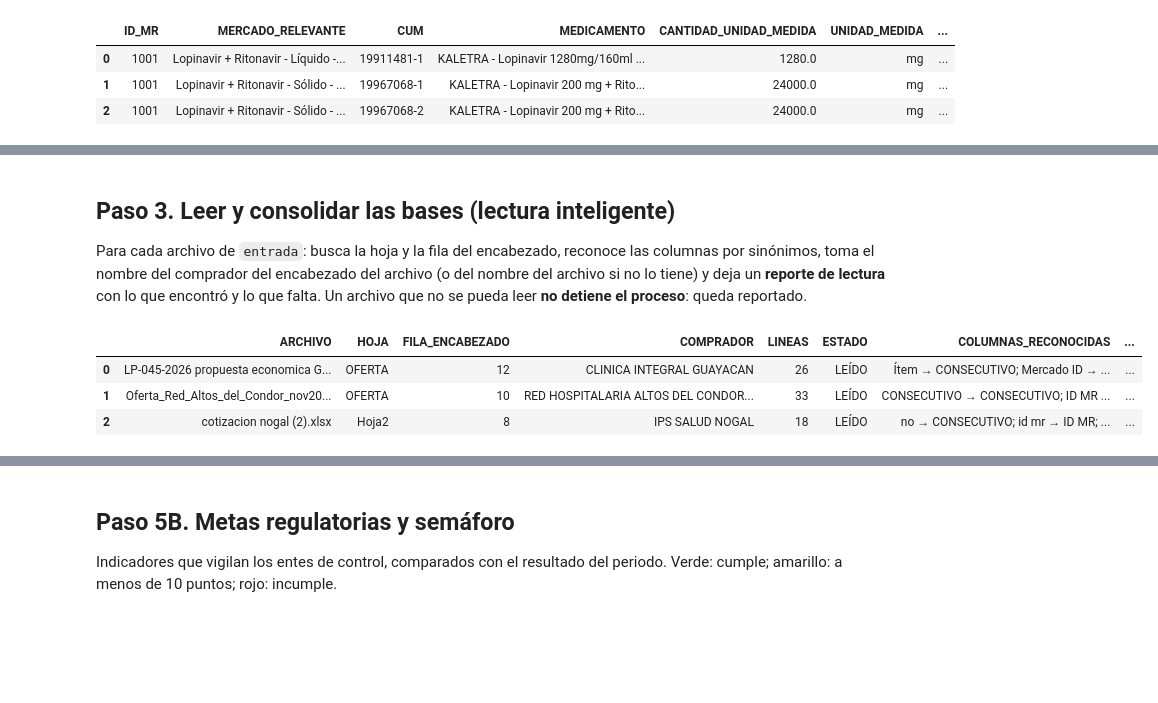
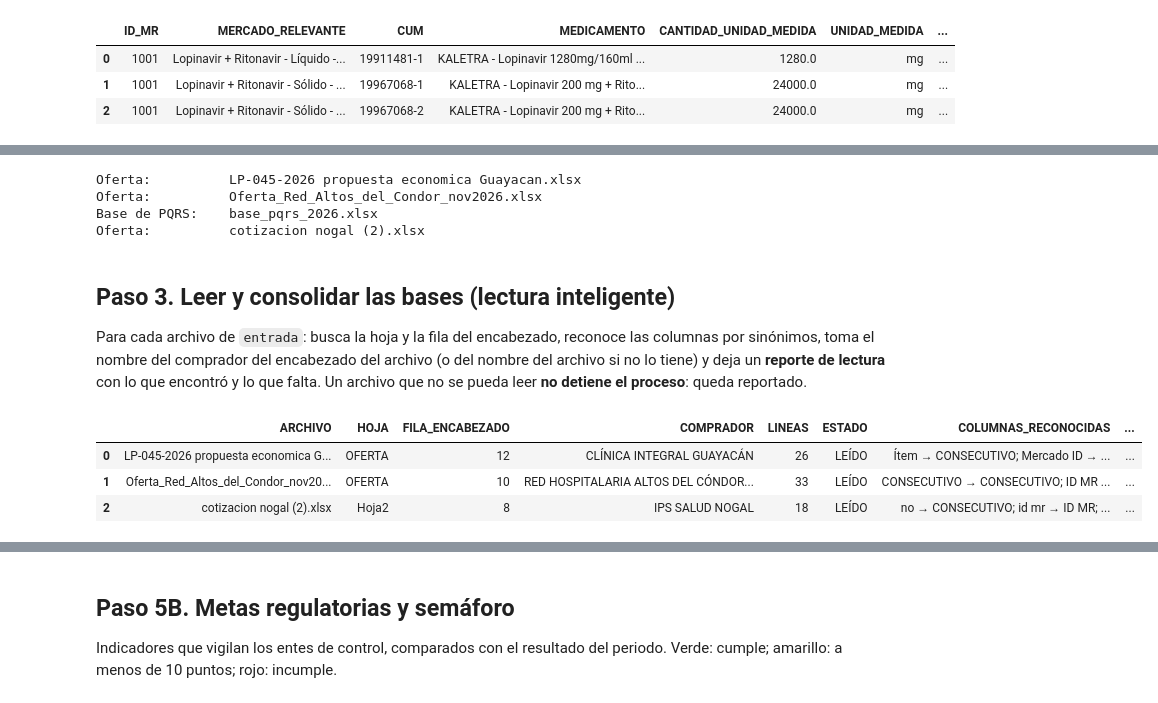
Before and after one commit to ivanherrerabaquero-dev/validacion-precios-medicamentos, a Jupyter notebook: notebooks/proyecto_validacion_precios.ipynb, the cells around one changed output, grey strips where cells are left out. Cells and saved outputs as stored; diff of their text form; code cells hidden in the pictures; blank space fills up the shorter version.

```diff
--- a/notebooks/proyecto_validacion_precios.ipynb
+++ b/notebooks/proyecto_validacion_precios.ipynb
@@ -342,3 +258,47 @@ Archivos en entrada: ['LP-045-2026 propuesta economica Guayacan.xlsx', 'Oferta_R
+# %%
+from openpyxl import load_workbook
+from openpyxl.styles import Font, PatternFill, Alignment
+
+SINONIMOS_PQRS = {
+    "RADICADO": ["RADICADO", "NUMERO DE RADICADO", "ID PQRS", "CONSECUTIVO PQRS"],
+    "FECHA_RADICACION": ["FECHA RADICACION", "FECHA DE RADICACION", "FECHA RECIBIDO", "FECHA DE RECEPCION"],
+    "MEDIO": ["MEDIO", "MEDIO DE RECEPCION", "CANAL DE RECEPCION"],
+    "CANAL": ["CANAL", "LINEA DE NEGOCIO"],
+    "CIUDAD": ["CIUDAD", "MUNICIPIO"],
+    "PUNTO": ["PUNTO", "PUNTO DE DISPENSACION", "SEDE"],
+    "SOLICITANTE": ["SOLICITANTE", "TIPO DE SOLICITANTE", "TIPO DE USUARIO"],
+    "ID_USUARIO": ["ID USUARIO", "ID PACIENTE", "CODIGO USUARIO"],
+    "COMPRADOR": ["COMPRADOR", "CLIENTE", "ENTIDAD"],
+    "CATEGORIA": ["CATEGORIA", "MOTIVO", "TIPOLOGIA", "CAUSA"],
+    "MEDICAMENTO": ["MEDICAMENTO", "PRODUCTO"],
+    "DESCRIPCION": ["DESCRIPCION", "DETALLE", "RESUMEN DEL CASO"],
+    "SEVERIDAD": ["SEVERIDAD", "PRIORIDAD", "CRITICIDAD"],
+    "ENTE_RELACIONADO": ["ENTE RELACIONADO", "ENTE DE CONTROL", "ENTE"],
+    "NORMATIVA": ["NORMATIVA", "NORMA", "MARCO NORMATIVO"],
+    "ESTADO": ["ESTADO", "ESTADO DEL CASO"],
+    "FECHA_RESPUESTA": ["FECHA RESPUESTA", "FECHA DE RESPUESTA", "FECHA DE CIERRE"],
+    "ESCALADO_ENTE": ["ESCALADO ENTE", "ESCALADO A ENTE", "ESCALADO"],
+    "TUTELA": ["TUTELA", "ACCION DE TUTELA"],
+    "IMPACTO_COP": ["IMPACTO COP", "IMPACTO ECONOMICO", "VALOR EN RIESGO"],
+    "SATISFACCION": ["SATISFACCION", "CALIFICACION", "ENCUESTA"],
+}
+OBLIG_PQRS = ["RADICADO", "FECHA_RADICACION", "CATEGORIA"]
+
+archivos_oferta, archivo_pqrs = [], None
+for ruta in sorted(f for f in glob.glob("data/entrada/*") if f.lower().endswith(EXTENSIONES)
+                   and not os.path.basename(f).startswith("~$")):
+    ubic = encontrar_tabla(ruta, SINONIMOS_PQRS, OBLIG_PQRS)
+    if ubic and archivo_pqrs is None:
+        archivo_pqrs = (ruta, ubic); print("Base de PQRS:   ", os.path.basename(ruta))
+    else:
+        archivos_oferta.append(ruta); print("Oferta:         ", os.path.basename(ruta))
+if archivo_pqrs is None:
+    raise FileNotFoundError("No encontré en 'entrada' la base de PQRS (columnas de radicado, fecha y categoría).")
+# %% [output]
+Oferta:          LP-045-2026 propuesta economica Guayacan.xlsx
+Oferta:          Oferta_Red_Altos_del_Condor_nov2026.xlsx
+Base de PQRS:    base_pqrs_2026.xlsx
+Oferta:          cotizacion nogal (2).xlsx
 # %% [markdown]
 ## Paso 3. Leer y consolidar las bases (lectura inteligente)
 
@@ -361,13 +321,18 @@ SINONIMOS_ANEXO = {
 OBLIGATORIAS = ["CUM", "TARIFA PRESENTACION COMERCIAL"]
 CLAVES_COMPRADOR = ["NOMBRE DEL COMPRADOR", "COMPRADOR", "CLIENTE", "RAZON SOCIAL", "ENTIDAD"]
 CLAVES_MODALIDAD = ["MODALIDAD", "TIPO DE PROCESO"]
+CLAVES_TAMANO = ["TAMANO DEL COMPRADOR", "TAMANO", "SEGMENTO", "TIPO DE COMPRADOR"]
 
 def valor_de_clave(crudo, fila_tope, claves):
+    """Busca en las filas de encabezado el par 'clave: valor' que mejor coincide con las claves."""
+    mejor, valor = 0.9, None
     for _, r in crudo.iloc[:fila_tope].iterrows():
         vals = [v for v in r.values if pd.notna(v) and str(v).strip()]
-        if len(vals) >= 2 and max(puntaje(vals[0], c) for c in claves) >= 0.9:
-            return str(vals[1]).strip()
-    return None
+        if len(vals) >= 2:
+            s_ = max(puntaje(vals[0], c) for c in claves)
+            if s_ >= mejor:
+                mejor, valor = s_ + 1e-9, str(vals[1]).strip()
+    return valor
 
 def leer_archivo(ruta):
     ubic = encontrar_tabla(ruta, SINONIMOS_ANEXO, OBLIGATORIAS)
@@ -380,10 +345,10 @@ def leer_archivo(ruta):
     df.columns = list(ubic["mapa"])
     for k in SINONIMOS_ANEXO:
         if k not in df: df[k] = np.nan
-    comprador = valor_de_clave(crudo, ubic["fila"], CLAVES_COMPRADOR) or \
-                normalizar(os.path.splitext(os.path.basename(ruta))[0])
-    comprador = normalizar(comprador)
+    comprador = (valor_de_clave(crudo, ubic["fila"], CLAVES_COMPRADOR) or
+                 normalizar(os.path.splitext(os.path.basename(ruta))[0])).upper()
     df.insert(0, "COMPRADOR", comprador)
+    df["TAMANO"] = (valor_de_clave(crudo, ubic["fila"], CLAVES_TAMANO) or "Sin clasificar").capitalize()
     df.insert(1, "MODALIDAD", (valor_de_clave(crudo, ubic["fila"], CLAVES_MODALIDAD) or "SIN DATO").upper())
     df.insert(2, "ARCHIVO", os.path.basename(ruta))
     df["FILA_ORIGEN"] = df.index + 1
@@ -391,44 +356,39 @@ def leer_archivo(ruta):
                "COMPRADOR": comprador, "LINEAS": len(df), "ESTADO": "LEÍDO",
                "COLUMNAS_RECONOCIDAS": "; ".join(f"{v} → {k}" for k, v in ubic["mapa"].items()),
                "COLUMNAS_FALTANTES": ", ".join(k for k in SINONIMOS_ANEXO if k not in ubic["mapa"]) or "Ninguna"}
-    return df[["COMPRADOR", "MODALIDAD", "ARCHIVO", "FILA_ORIGEN"] + list(SINONIMOS_ANEXO)], reporte
+    return df[["COMPRADOR", "TAMANO", "MODALIDAD", "ARCHIVO", "FILA_ORIGEN"] + list(SINONIMOS_ANEXO)], reporte
 
 partes, reportes = [], []
-for ruta in sorted(f for f in glob.glob("data/entrada/*") if f.lower().endswith(EXTENSIONES)
-                   and not os.path.basename(f).startswith("~$")):
+for ruta in archivos_oferta:
     try:
         df, rep = leer_archivo(ruta); partes.append(df); reportes.append(rep)
     except Exception as e:
         reportes.append({"ARCHIVO": os.path.basename(ruta), "ESTADO": f"NO LEÍDO: {e}"})
 lectura = pd.DataFrame(reportes)
 if not partes:
     raise RuntimeError("Ningún archivo de 'entrada' tiene columnas de CUM y tarifa. Revisa el reporte de lectura.")
 consolidado = pd.concat(partes, ignore_index=True)
 
-# Tamaño y nombre "bonito" del comprador (si es conocido)
-nombres = {normalizar(k): (k, v["tamano"]) for k, v in COMPRADORES.items()}
-consolidado["TAMANO"] = consolidado["COMPRADOR"].map(lambda c: nombres.get(c, (c, "Sin clasificar"))[1])
-consolidado["COMPRADOR"] = consolidado["COMPRADOR"].map(lambda c: nombres.get(c, (c.title(), ""))[0])
 
 def a_numero(v):
     if isinstance(v, (int, float, np.integer, np.floating)) and not pd.isna(v):
         return float(v)
     s = re.sub(r"[^\d,.-]", "", str(v))
     if s.count(".") > 1 or ("." in s and "," not in s and len(s.split(".")[-1]) == 3):
         s = s.replace(".", "")                      # 1.250.000 o 1.250 → miles
     s = s.replace(",", ".")
     try: return float(s)
     except ValueError: return np.nan
 
 consolidado["TARIFA PRESENTACION COMERCIAL"] = consolidado["TARIFA PRESENTACION COMERCIAL"].map(a_numero)
 consolidado["CANTIDAD ESTIMADA MES"] = consolidado["CANTIDAD ESTIMADA MES"].map(a_numero)
 consolidado["DESCRIPCION"] = consolidado["DESCRIPCION"].map(lambda x: str(x).upper().strip())
 consolidado["CUM"] = consolidado["CUM"].astype(str).str.strip().str.upper().str.replace(" ", "")
 consolidado["APLICA IVA (SI-NO)"] = consolidado["APLICA IVA (SI-NO)"].fillna("").astype(str).str.strip().str.upper()
 lectura
 # %% [output]
 |  | ARCHIVO | HOJA | FILA_ENCABEZADO | COMPRADOR | LINEAS | ESTADO | COLUMNAS_RECONOCIDAS | ... |
-| 0 | LP-045-2026 propuesta economica G... | OFERTA | 12 | CLINICA INTEGRAL GUAYACAN | 26 | LEÍDO | Ítem → CONSECUTIVO; Mercado ID → ... | ... |
-| 1 | Oferta_Red_Altos_del_Condor_nov20... | OFERTA | 10 | RED HOSPITALARIA ALTOS DEL CONDOR... | 33 | LEÍDO | CONSECUTIVO → CONSECUTIVO; ID MR ... | ... |
+| 0 | LP-045-2026 propuesta economica G... | OFERTA | 12 | CLÍNICA INTEGRAL GUAYACÁN | 26 | LEÍDO | Ítem → CONSECUTIVO; Mercado ID → ... | ... |
+| 1 | Oferta_Red_Altos_del_Condor_nov20... | OFERTA | 10 | RED HOSPITALARIA ALTOS DEL CÓNDOR... | 33 | LEÍDO | CONSECUTIVO → CONSECUTIVO; ID MR ... | ... |
 | 2 | cotizacion nogal (2).xlsx | Hoja2 | 8 | IPS SALUD NOGAL | 18 | LEÍDO | no → CONSECUTIVO; id mr → ID MR; ... | ... |
 # %% [markdown]
```
Also changed, not shown: parts of 20 cells of this notebook, 19 other files.
